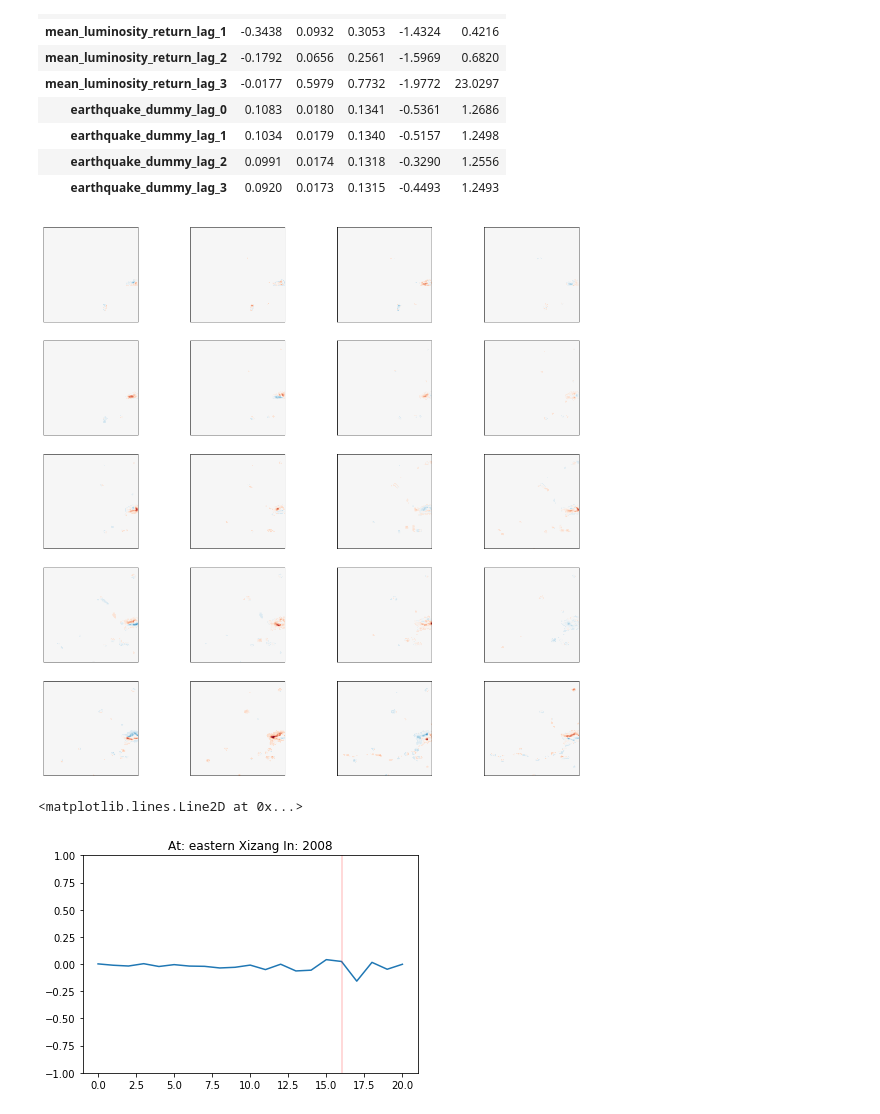
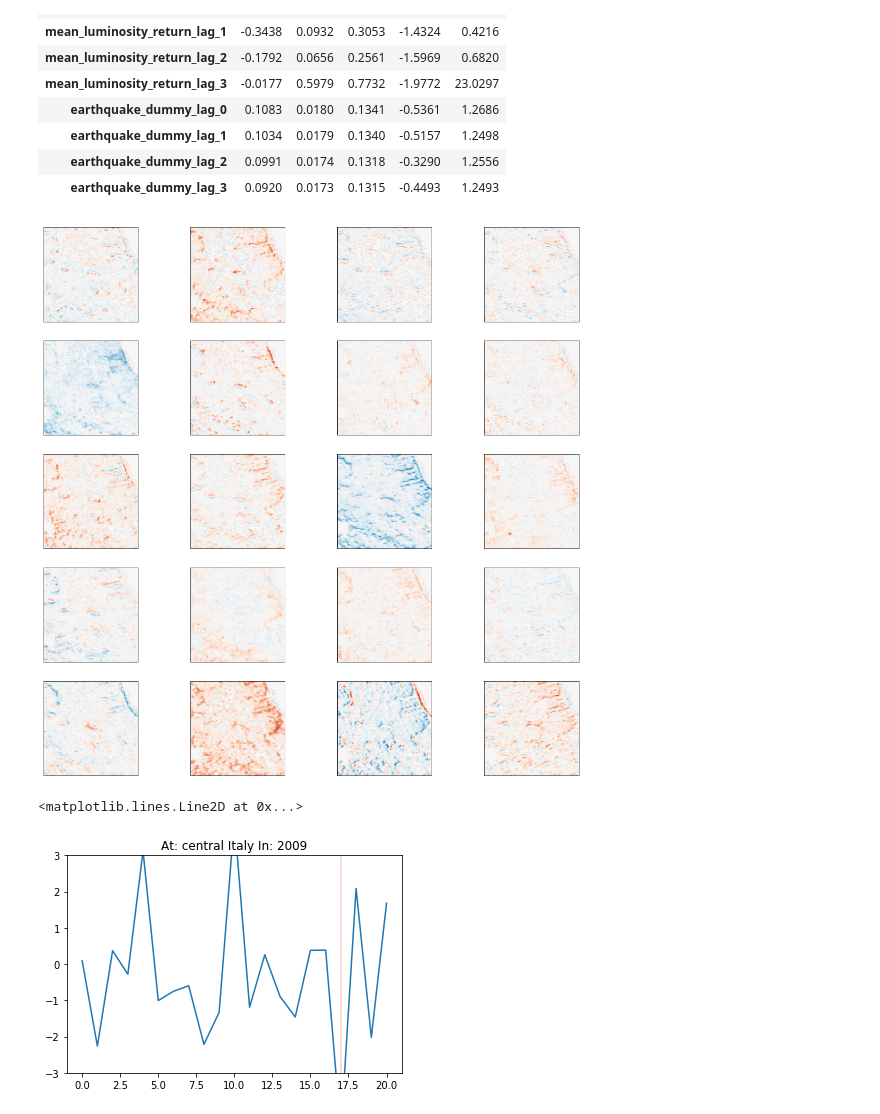
Before and after one commit to feliuserra/Luminosity, a Jupyter notebook: notebooks/data_exploration-series_loader_and_panel.ipynb, the cells around one changed output. Saved outputs shown, nothing was run; the diff lists cells and outputs as text; code cells hidden in the pictures.

```diff
--- a/notebooks/data_exploration-series_loader_and_panel.ipynb
+++ b/notebooks/data_exploration-series_loader_and_panel.ipynb
@@ -119,12 +120,12 @@ Loading file ../data/interim/Version_4_DMSP-OLS_Nighttime_Lights_Time_Returns/F1
 <matplotlib.figure.Figure at 0x...>
 # %%
 times_and_places = earthquakes_sorted[['time','place']]
-fig, ax = plt.subplots(7,2,figsize=(20,30))
+fig, ax = plt.subplots(7,3,figsize=(20,40))
 for i, axi in enumerate(ax.flat):
     i += 10
     axi.plot(series[i].mean(axis=(1,2)))
     axi.set_title('At: {} In: {}'.format(*times_and_places.iloc[i]))
-    axi.set_ylim([-1,1])
+    axi.set_ylim([-3,3])
     axi.axvline(x=int(times_and_places.iloc[i][0][:4])-1992, lw=.3, c='r')
 
 plt.show()
@@ -198,13 +195,13 @@ results.agg(['mean','var','std','min','max']).transpose()
 | earthquake_dummy_lag_2 | 0.0991 | 0.0174 | 0.1318 | -0.3290 | 1.2556 |
 | earthquake_dummy_lag_3 | 0.0920 | 0.0173 | 0.1315 | -0.4493 | 1.2493 |
 # %%
-i = 1254
+i = results['earthquake_dummy_lag_0'].argmin()
 plot_series(series[i])
 plt.plot(series[i].mean(axis=(1,2)))
 plt.title('At: {} In: {}'.format(*earthquakes_sorted.iloc[i][['place','year']].values))
-plt.ylim([-1,1])
+plt.ylim([-3,3])
 plt.axvline(x=int(earthquakes_sorted.iloc[i][0][:4])-1992, lw=.3, c='r')
 # %% [output]
-[figure, old version]
+[figure, new version]
 <matplotlib.lines.Line2D at 0x...>
-[figure, old version]
+[figure, new version]
```
Also changed, not shown: parts of 6 cells of this notebook, 2 other files.
